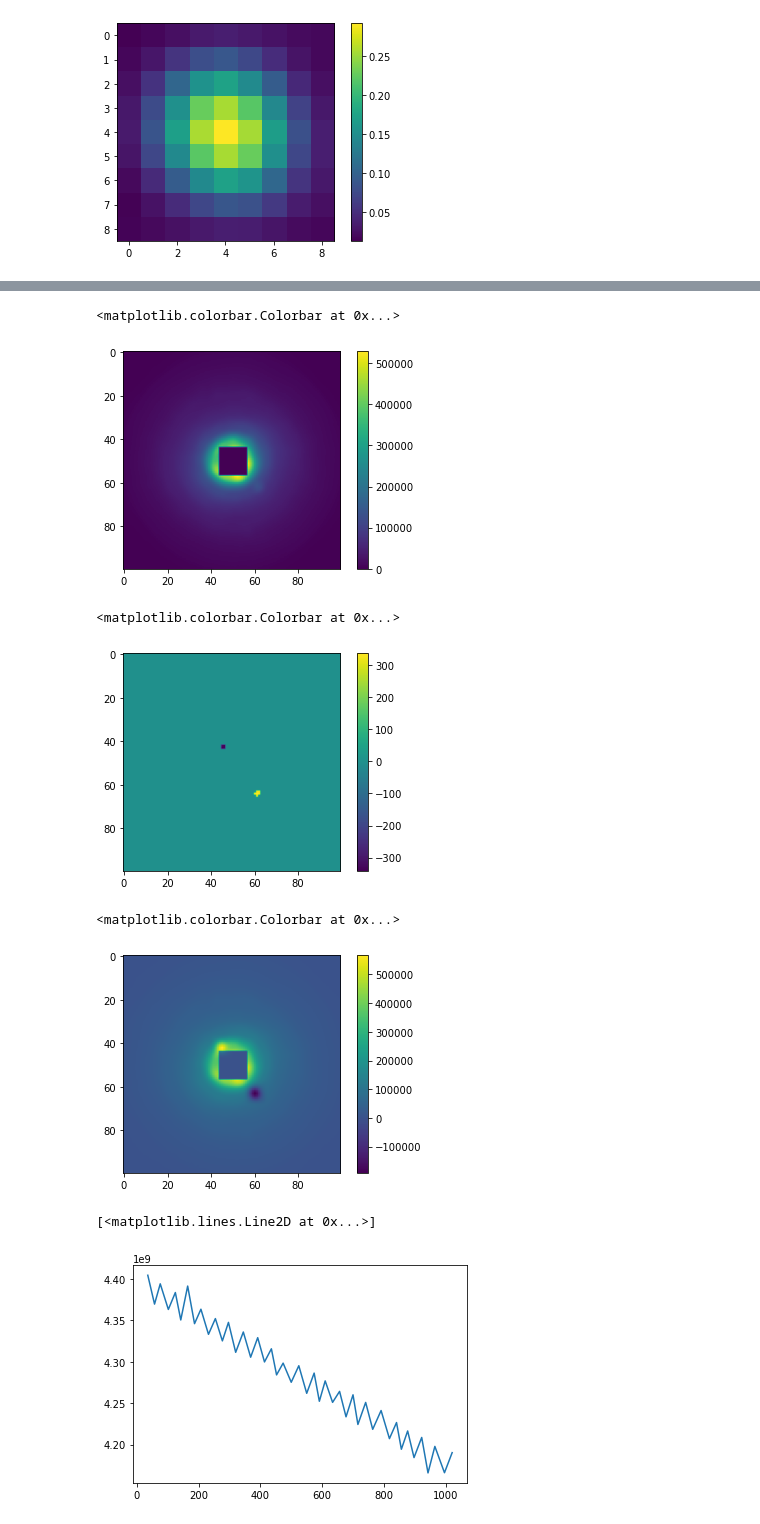
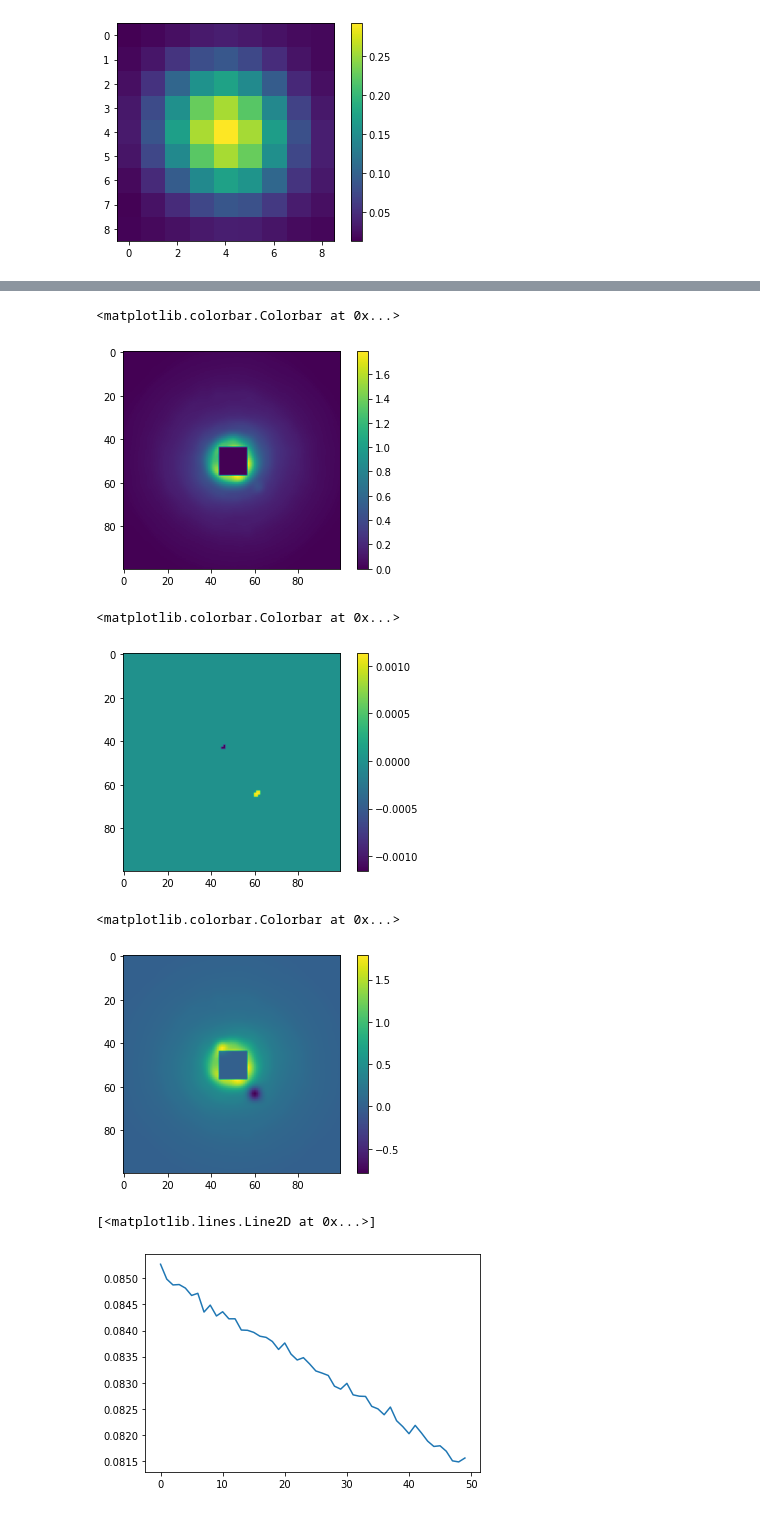
Before and after one commit to simonvary/pynopt, a Jupyter notebook: examples/test_exoplanet.ipynb, the cells around one changed output, grey strips where cells are left out. Drawn from its saved outputs; the diff is of its cells as text; code cells hidden in the pictures.

```diff
--- a/examples/test_exoplanet.ipynb
+++ b/examples/test_exoplanet.ipynb
@@ -24,7 +24,9 @@ with open('../data/bpic_all.p', 'rb') as f:
     location = pickle.load(f)
 # %%
 data[:,44:57,44:57] = 0
+data = data / np.linalg.norm(data.flatten(), ord=2)
 data_mat = data.reshape(-1,np.prod(data.shape[-2:]))
+data_mat = data_mat
 location
 # %% [output]
 (61, 61)
@@ -118,21 +111,21 @@ plt.imshow(data.sum(axis=0))
 plt.colorbar()
 # %% [output]
 <matplotlib.colorbar.Colorbar at 0x...>
-[figure, old version]
+[figure, new version]
 # %%
 plt.imshow(x[1].reshape(data.shape[-2:]))
 plt.colorbar()
 # %% [output]
 <matplotlib.colorbar.Colorbar at 0x...>
-[figure, old version]
+[figure, new version]
 # %%
 plt.imshow(x[0].reshape(data.shape).sum(axis=0))
 plt.colorbar()
 # %% [output]
 <matplotlib.colorbar.Colorbar at 0x...>
-[figure, old version]
+[figure, new version]
 # %%
-plt.plot(opt_log['iterations']['time'], opt_log['iterations']['fx'])
+plt.plot(opt_log['iterations']['fx'])
 # %% [output]
 [<matplotlib.lines.Line2D at 0x...>]
-[figure, old version]
+[figure, new version]
```
Also changed, not shown: parts of 4 cells of this notebook.
